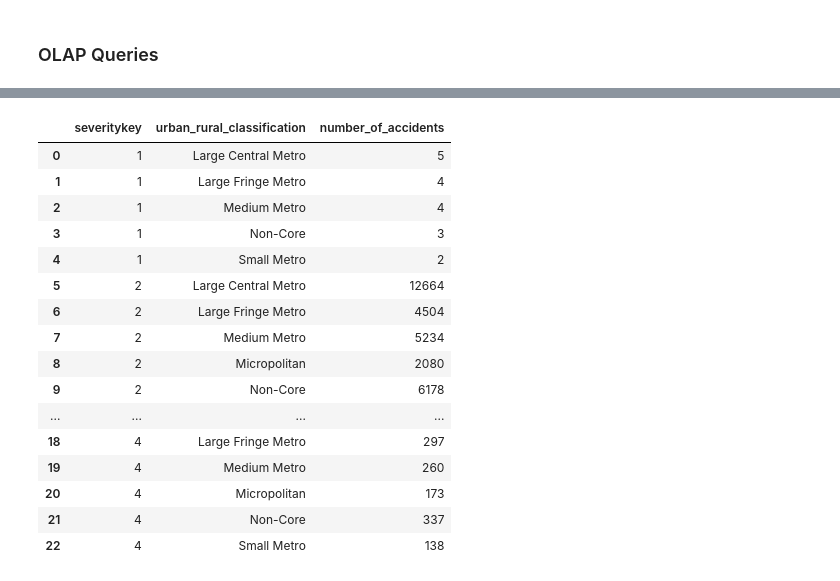
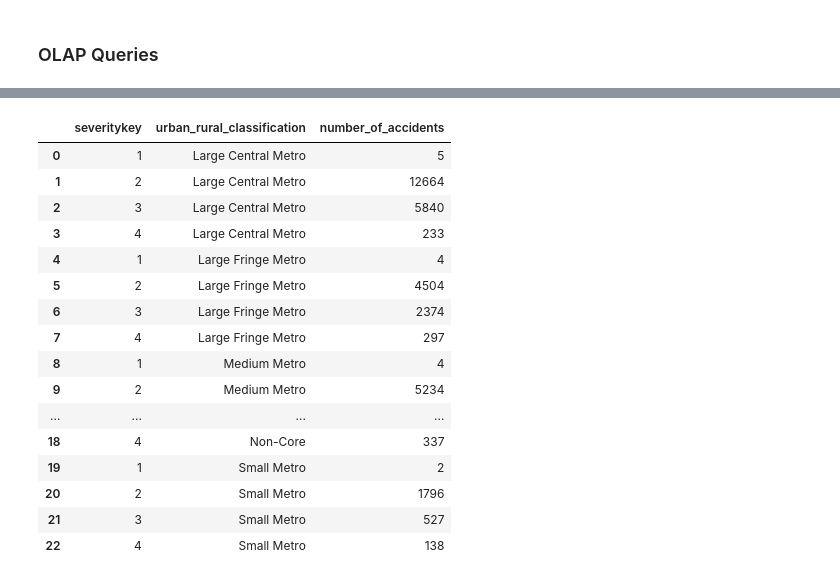
Before and after one commit to valeitao/us_accident_data_system, a Jupyter notebook: Fase III/Notebook_Fase3_Grupo17.ipynb, the cells around one changed output, grey strips where cells are left out. Cells and saved outputs as stored; diff of their text form; code cells hidden in the pictures.

```diff
--- a/Fase III/Notebook_Fase3_Grupo17.ipynb
+++ b/Fase III/Notebook_Fase3_Grupo17.ipynb
@@ -63,23 +77,24 @@ ORDER BY ft.severitykey, l.urban_rural_classification
 """
 
 df = getSQLfromQuery(SQL, ())
-# %%
-df
-# %% [output]
-|  | severitykey | urban_rural_classification | number_of_accidents |
-| 0 | 1 | Large Central Metro | 5 |
-| 1 | 1 | Large Fringe Metro | 4 |
-| 2 | 1 | Medium Metro | 4 |
-| 3 | 1 | Non-Core | 3 |
-| 4 | 1 | Small Metro | 2 |
-| 5 | 2 | Large Central Metro | 12664 |
-| 6 | 2 | Large Fringe Metro | 4504 |
-| 7 | 2 | Medium Metro | 5234 |
-| 8 | 2 | Micropolitan | 2080 |
-| 9 | 2 | Non-Core | 6178 |
-| ... | ... | ... | ... |
-| 18 | 4 | Large Fringe Metro | 297 |
-| 19 | 4 | Medium Metro | 260 |
-| 20 | 4 | Micropolitan | 173 |
-| 21 | 4 | Non-Core | 337 |
-| 22 | 4 | Small Metro | 138 |
+# %%
+df['urban_rural_classification'] = df['urban_rural_classification'].apply(lambda x: x.rstrip())
+df
+# %% [output]
+|  | severitykey | urban_rural_classification | number_of_accidents |
+| 0 | 1 | Large Central Metro | 5 |
+| 1 | 2 | Large Central Metro | 12664 |
+| 2 | 3 | Large Central Metro | 5840 |
+| 3 | 4 | Large Central Metro | 233 |
+| 4 | 1 | Large Fringe Metro | 4 |
+| 5 | 2 | Large Fringe Metro | 4504 |
+| 6 | 3 | Large Fringe Metro | 2374 |
+| 7 | 4 | Large Fringe Metro | 297 |
+| 8 | 1 | Medium Metro | 4 |
+| 9 | 2 | Medium Metro | 5234 |
+| ... | ... | ... | ... |
+| 18 | 4 | Non-Core | 337 |
+| 19 | 1 | Small Metro | 2 |
+| 20 | 2 | Small Metro | 1796 |
+| 21 | 3 | Small Metro | 527 |
+| 22 | 4 | Small Metro | 138 |
```
Also changed, not shown: parts of 5 cells of this notebook.
